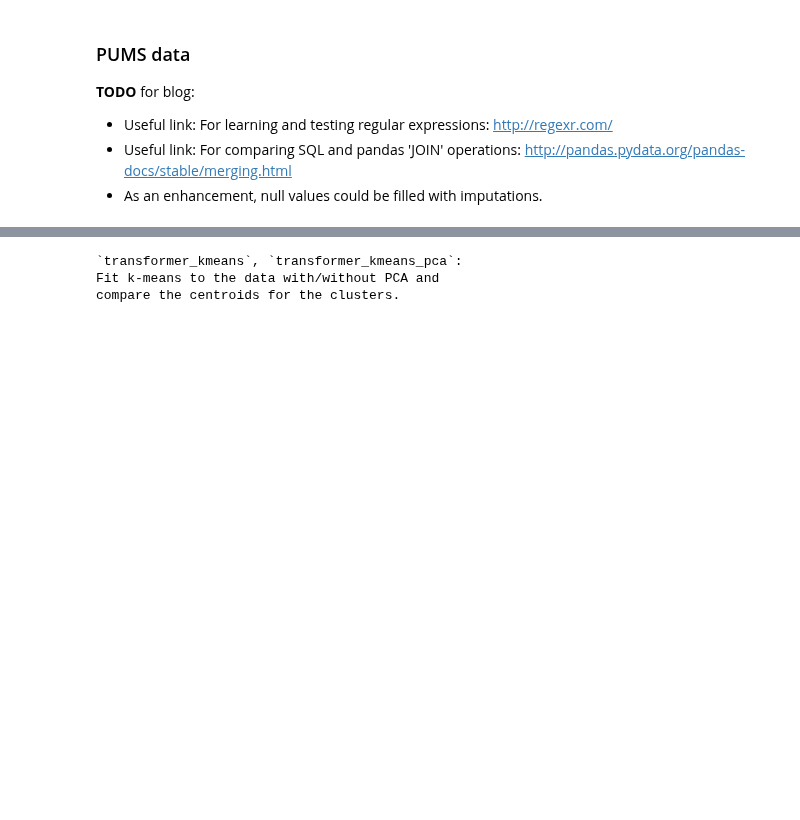
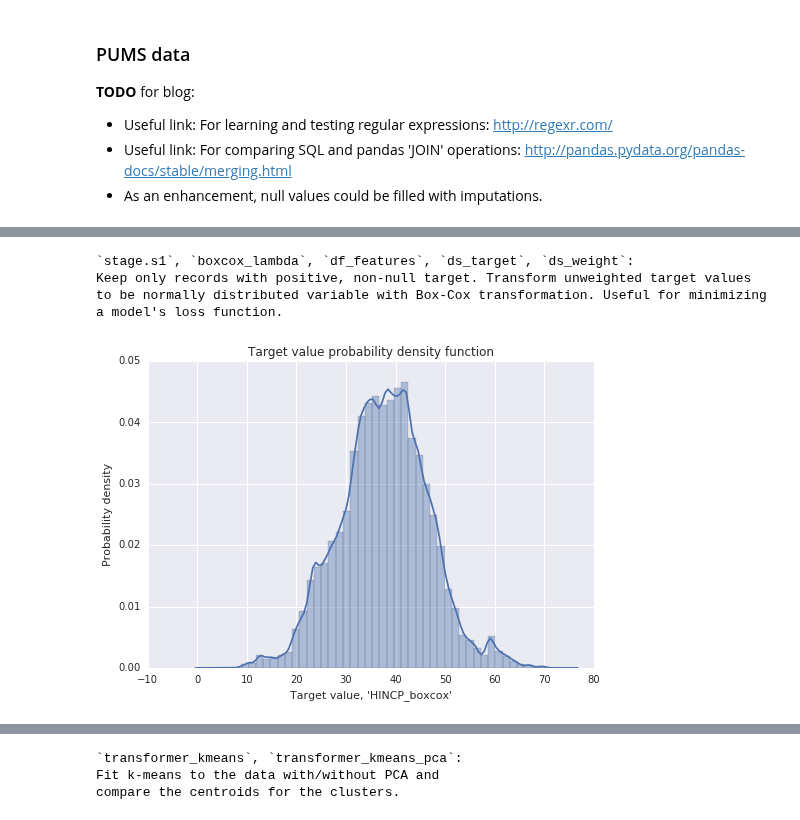
Before and after one commit to stharrold/stharrold.github.io, a Jupyter notebook: content/static/20160221-predict-household-income-from-census/20160221-predict-household-income-from-census.ipynb, the cells around one changed output, grey strips where cells are left out. Saved outputs shown, nothing was run; the diff lists cells and outputs as text; code cells hidden in the pictures; blank space fills up the shorter version.

Commit message:
20160221...ipynb: adding model-eval split, ref #36

```diff
--- a/content/static/20160221-predict-household-income-from-census/20160221-predict-household-income-from-census.ipynb
+++ b/content/static/20160221-predict-household-income-from-census/20160221-predict-household-income-from-census.ipynb
@@ -612,0 +677,43 @@ Time elapsed (sec) = 0.7
+# %%
+print(r"""`stage.s1`, `boxcox_lambda`, `df_features`, `ds_target`, `ds_weight`:
+Keep only records with positive, non-null target. Transform unweighted target values
+to be normally distributed variable with Box-Cox transformation. Useful for minimizing
+a model's loss function.
+""")
+time_start = time.perf_counter()
+
+# Keep only postive target values and transform unweighted values
+# to be normally distributed.
+# Null values were previously replaced with -9.
+tfmask = stage.s0.dfs.ds_target > 0
+stage.s1 = Container()
+stage.s1.dfs = Container()
+stage.s1.dfs.df_features = stage.s0.dfs.df_features.loc[tfmask].copy()
+stage.s1.dfs.ds_target = stage.s0.dfs.ds_target.loc[tfmask].copy()
+stage.s1.dfs.ds_weight = stage.s0.dfs.ds_weight.loc[tfmask].copy()
+target_vals = list()
+for tup in zip(stage.s1.dfs.ds_target.values, stage.s1.dfs.ds_weight.astype(int)):
+    target_vals += itertools.repeat(*tup)
+stage.s1.boxcox_lambda = scipy.stats.boxcox_normmax(target_vals, method='mle')
+stage.s1.dfs.ds_target = stage.s1.dfs.ds_target.apply(
+    lambda x: scipy.stats.boxcox(x, lmbda=stage.s1.boxcox_lambda))
+stage.s1.dfs.ds_target.name += '_boxcox'
+# Plot histogram of transformed unweighted target variable.
+target_vals = list()
+for tup in zip(stage.s1.dfs.ds_target.values, stage.s1.dfs.ds_weight.astype(int)):
+    target_vals += itertools.repeat(*tup)
+sns.distplot(target_vals, hist=True, kde=True, norm_hist=True)
+plt.title('Target value probability density function')
+plt.xlabel("Target value, '{target}'".format(target=stage.s1.dfs.ds_target.name))
+plt.ylabel('Probability density')
+plt.show()
+del target_vals
+
+time_stop = time.perf_counter()
+print("Time elapsed (sec) = {diff:.1f}".format(diff=time_stop-time_start))
+# %% [output]
+`stage.s1`, `boxcox_lambda`, `df_features`, `ds_target`, `ds_weight`:
+Keep only records with positive, non-null target. Transform unweighted target values
+to be normally distributed variable with Box-Cox transformation. Useful for minimizing
+a model's loss function.
+[figure, added]
```
Also changed, not shown: parts of 23 cells of this notebook.
